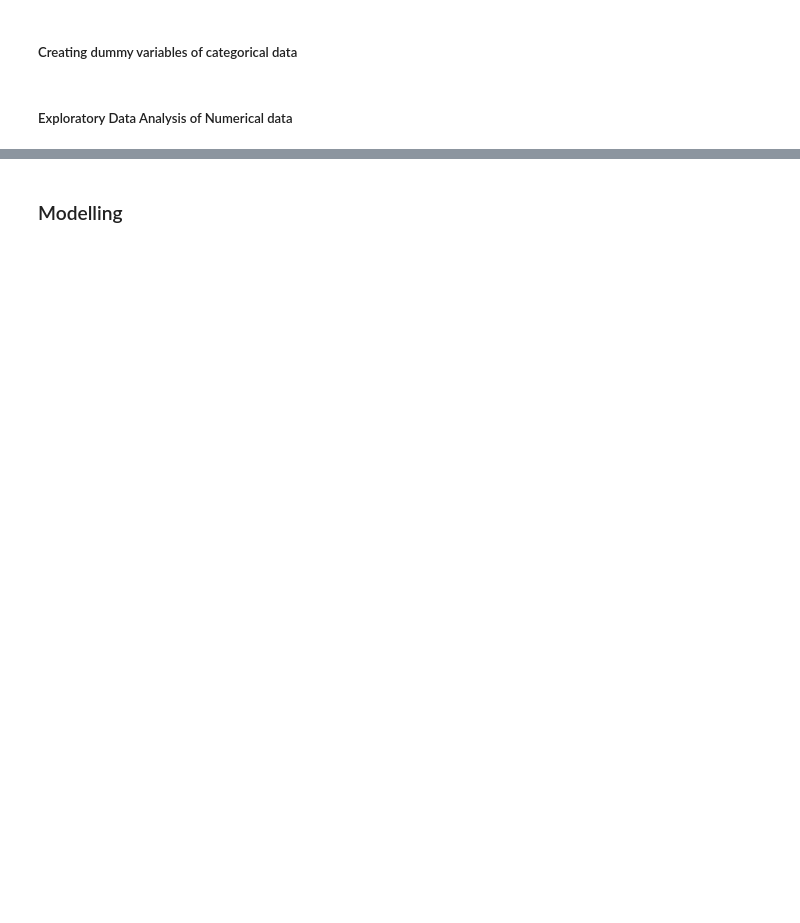
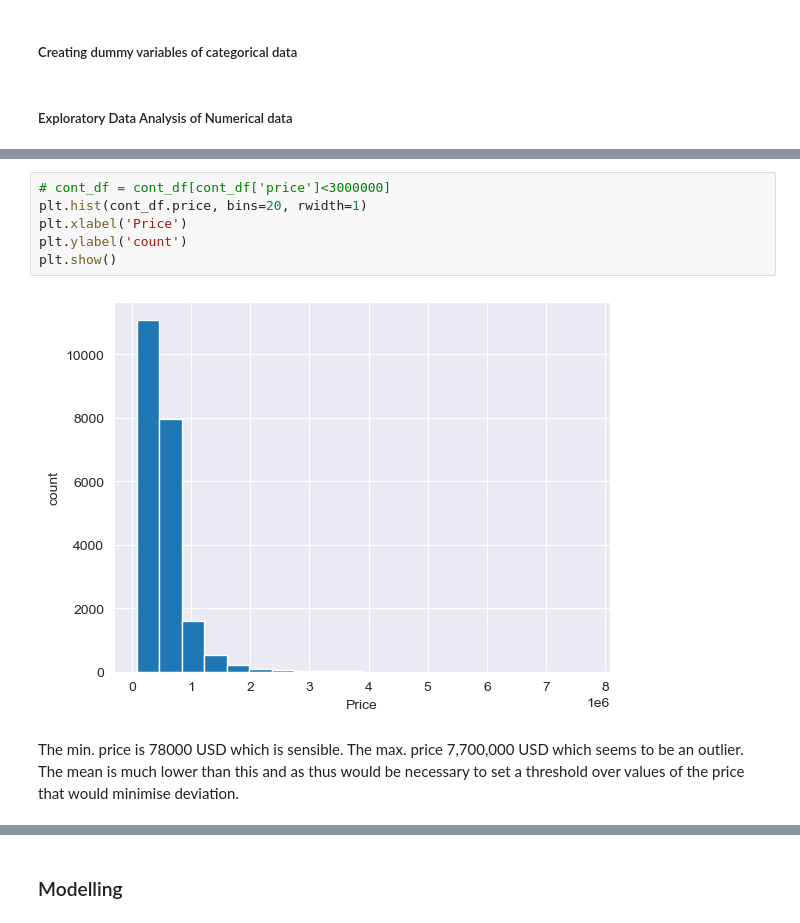
Before and after one commit to kafura0/House_Price_Prediction_KingCounty, a Jupyter notebook: student.ipynb, the cells around one changed output, grey strips where cells are left out. Saved outputs shown, nothing was run; the diff lists cells and outputs as text; blank space fills up the shorter version.

```diff
--- a/student.ipynb
+++ b/student.ipynb
@@ -265,0 +344,11 @@ cont_df
+# %%
+# cont_df = cont_df[cont_df['price']<3000000]
+plt.hist(cont_df.price, bins=20, rwidth=1)
+plt.xlabel('Price')
+plt.ylabel('count')
+plt.show()
+# %% [output]
+[figure, added]
+# %% [markdown]
+The min. price is 78000 USD which is sensible.
+The max. price 7,700,000 USD which seems to be an outlier. The mean is much lower than this and as thus would be necessary to set a threshold over values of the price that would minimise deviation.
```
Also changed, not shown: parts of 34 cells of this notebook, 1 other file.
